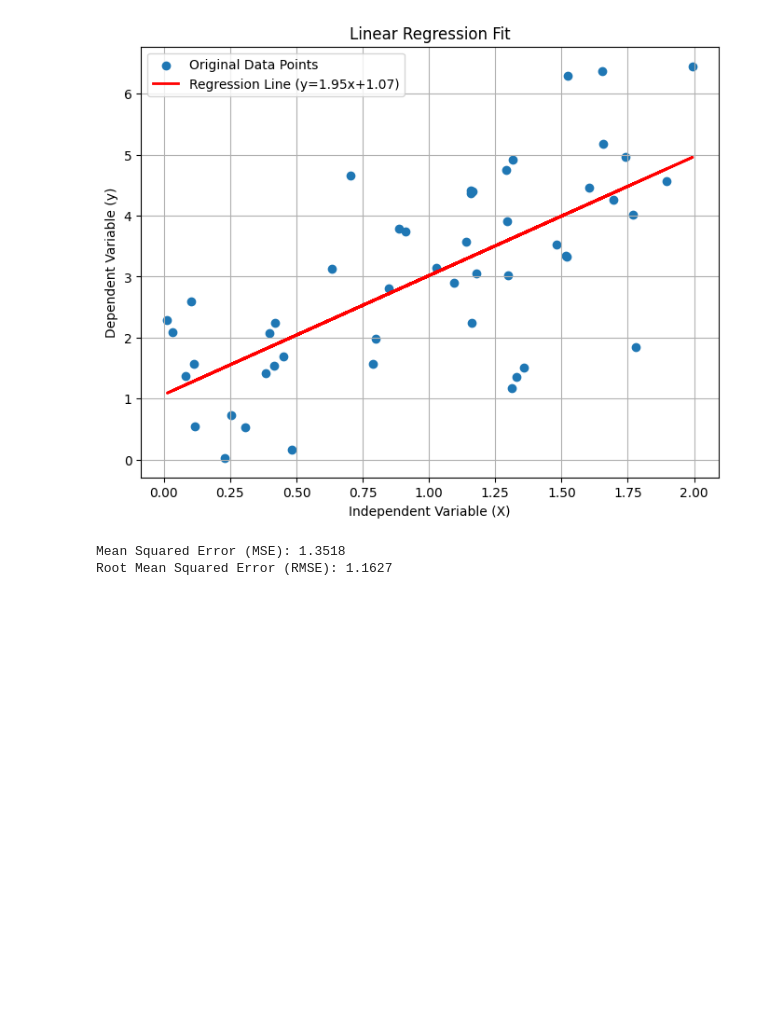
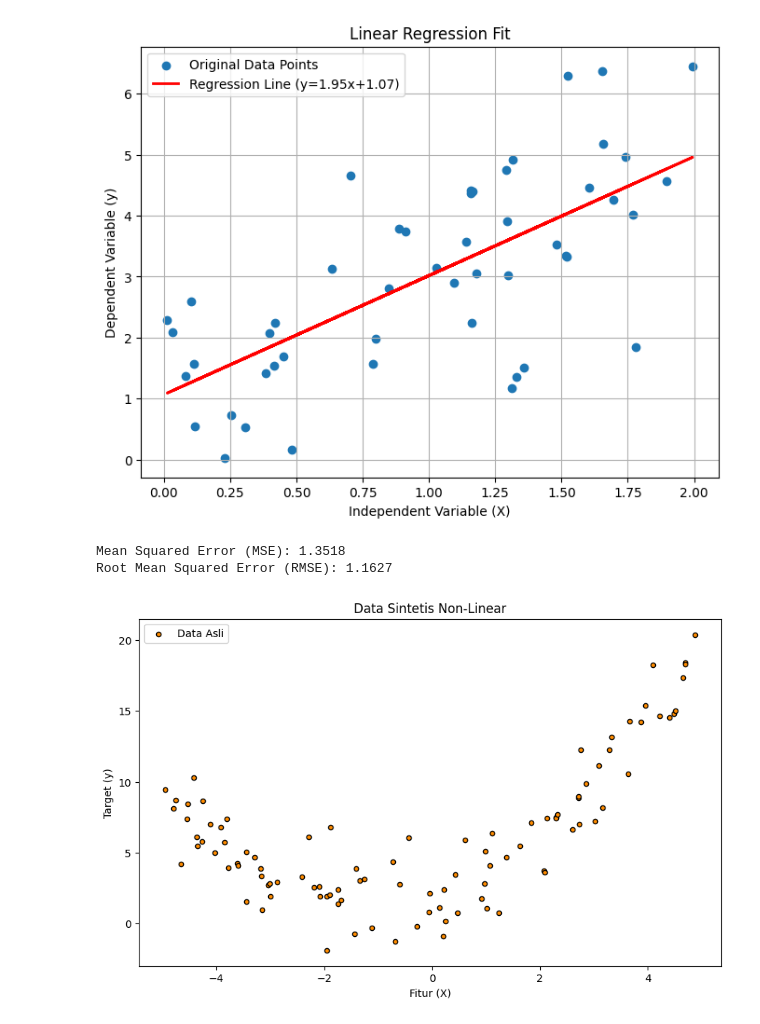
Before and after one commit to HansenDafa/machine-learning, a Jupyter notebook: supervised/regression/linear-regression/main.ipynb, the cells around one changed output. Saved outputs shown, nothing was run; the diff lists cells and outputs as text; code cells hidden in the pictures; blank space fills up the shorter version.

```diff
--- a/supervised/regression/linear-regression/main.ipynb
+++ b/supervised/regression/linear-regression/main.ipynb
@@ -134,3 +134,30 @@ print(f"Root Mean Squared Error (RMSE): {rmse:.4f}")
 # %% [output]
 Mean Squared Error (MSE): 1.3518
 Root Mean Squared Error (RMSE): 1.1627
+# %%
+import numpy as np
+import matplotlib.pyplot as plt
+
+# 1. Membuat Data Sintetis Non-Linear
+np.random.seed(42) # Agar hasil bisa direproduksi
+X = np.sort(np.random.rand(100, 1) * 10 - 5, axis=0) # 100 titik data antara -5 dan 5
+# Contoh fungsi kuadratik dengan noise
+y = 0.5 * X**2 + X + 2 + np.random.randn(100, 1) * 2
+# y = np.sin(X).ravel() + np.random.randn(100) * 0.1 # Alternatif: fungsi sinus dengan noise
+
+# Reshape y jika perlu (beberapa model lebih suka 1D array)
+y = y.ravel()
+
+# Plot data asli
+plt.figure(figsize=(10, 6))
+plt.scatter(X, y, s=20, edgecolor="black", c="darkorange", label="Data Asli")
+plt.xlabel("Fitur (X)")
+plt.ylabel("Target (y)")
+plt.title("Data Sintetis Non-Linear")
+plt.legend()
+plt.show()
+
+# Siapkan data untuk plotting garis prediksi
+X_plot = np.linspace(X.min(), X.max(), 500).reshape(-1, 1) # Titik-titik halus untuk plot kurva
+# %% [output]
+[figure, added]
```
